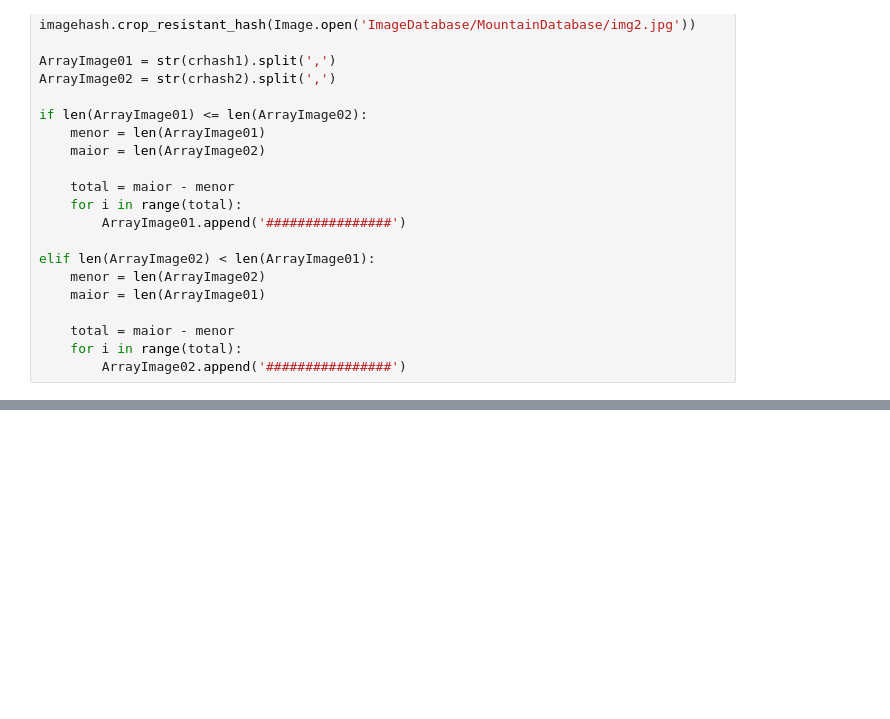
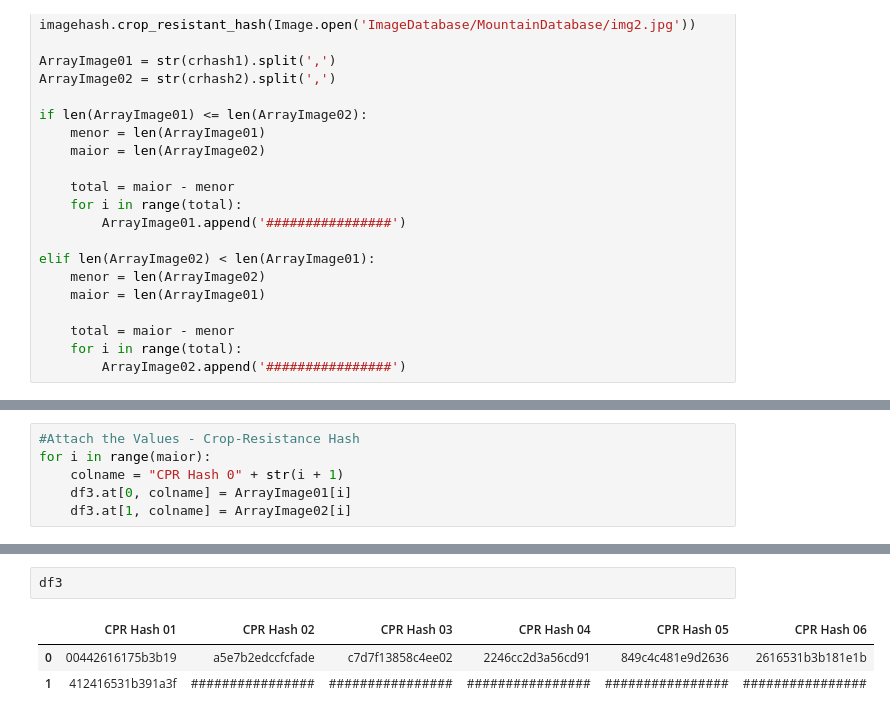
Before and after one commit to jrafa1607/Evaluation-of-Perceptual-Hash-Algorithms, a Jupyter notebook: Perceptual Hashing Evaluation.ipynb, the cells around one changed output, grey strips where cells are left out. Saved outputs shown, nothing was run; the diff lists cells and outputs as text; blank space fills up the shorter version.

```diff
--- a/Perceptual Hashing Evaluation.ipynb
+++ b/Perceptual Hashing Evaluation.ipynb
@@ -256,0 +226,6 @@ Dividido por 6: 15.166666666666666
+# %%
+#Attach the Values - Crop-Resistance Hash
+for i in range(maior):
+    colname = "CPR Hash 0" + str(i + 1)
+    df3.at[0, colname] = ArrayImage01[i]
+    df3.at[1, colname] = ArrayImage02[i]
@@ -256,0 +257,6 @@ Dividido por 6: 15.166666666666666
+# %%
+df3
+# %% [output]
+|  | CPR Hash 01 | CPR Hash 02 | CPR Hash 03 | CPR Hash 04 | CPR Hash 05 | CPR Hash 06 |
+| 0 | 00442616175b3b19 | a5e7b2edccfcfade | c7d7f13858c4ee02 | 2246cc2d3a56cd91 | 849c4c481e9d2636 | 2616531b3b181e1b |
+| 1 | 412416531b391a3f | ################ | ################ | ################ | ################ | ################ |
```
Also changed, not shown: parts of 38 cells of this notebook, 7 other files.
